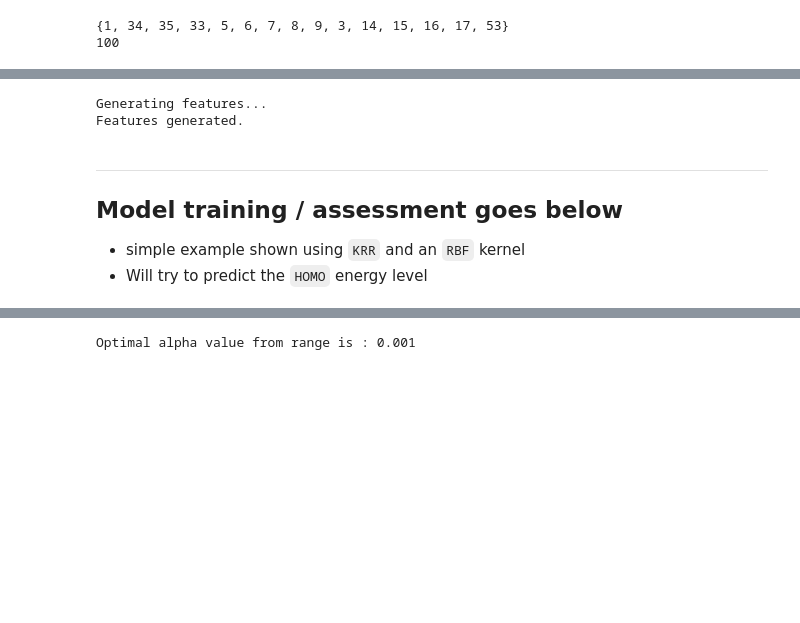
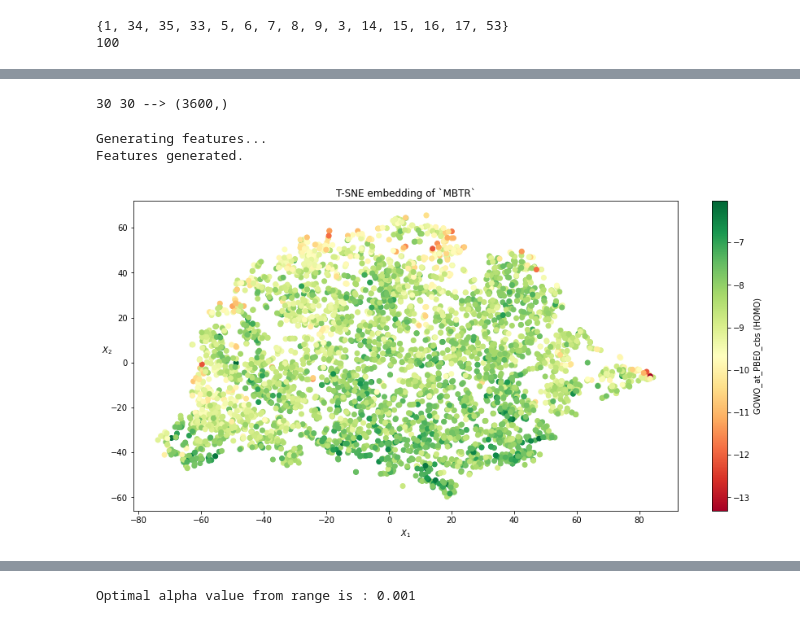
Before and after one commit to billalsohail/ML4MC, a Jupyter notebook: Calum_MBTR.ipynb, the cells around one changed output, grey strips where cells are left out. Drawn from its saved outputs; the diff is of its cells as text; code cells hidden in the pictures; blank space fills up the shorter version.

```diff
--- a/Calum_MBTR.ipynb
+++ b/Calum_MBTR.ipynb
@@ -117,3 +119,23 @@ feature_calc = CoulombMatrix(n_atoms_max=max_num_atoms,)  # change also
+# %%
+n = 30
+
+feature_calc = MBTR(
+    species=unique_atomic_numbers,
+    k2={
+        "geometry": {"function": "inverse_distance"},
+        "grid": {"min": 0, "max": 1, "n": n, "sigma": 0.1},
+        "weighting": {"function": "exp", "scale": 0.5, "threshold": 1e-3},
+    },
+    periodic=False,
+    normalization="l2_each",
+)
+# %%
+mol = df['atoms'].iloc[0]
+out = feature_calc.create(mol, n_jobs=-1)
+
+print(len(mol), n, '-->', out.shape)
+# %% [output]
+30 30 --> (3600,)
 # %%
 print('Generating features...')
 X_train, X_test = (np.vstack([feature_calc.create(a) for a in d]) for d in (train_atoms, test_atoms))
@@ -121,8 +143,3 @@ print('Features generated.')
 # %% [output]
 Generating features...
 Features generated.
-# %% [markdown]
-___
-## Model training / assessment goes below
-* simple example shown using `KRR` and an `RBF` kernel
-* Will try to predict the `HOMO` energy level
@@ -128,0 +149,13 @@ ___
+# %%
+reducer = TSNE()
+out = reducer.fit_transform(X_train)
+# %%
+plt.figure(figsize=(15,7))
+plt.title('T-SNE embedding of `MBTR`')
+p = plt.scatter(out[:, 0], out[:, 1], c=y_train, cmap='RdYlGn')
+plt.colorbar(p, cmap='RdYlGn', label='GOWO_at_PBE0_cbs (HOMO)')
+plt.xlabel('$X_1$')
+plt.ylabel('$X_2$', rotation=0)
+plt.show()
+# %% [output]
+[figure, added]
```
Also changed, not shown: parts of 17 cells of this notebook.
